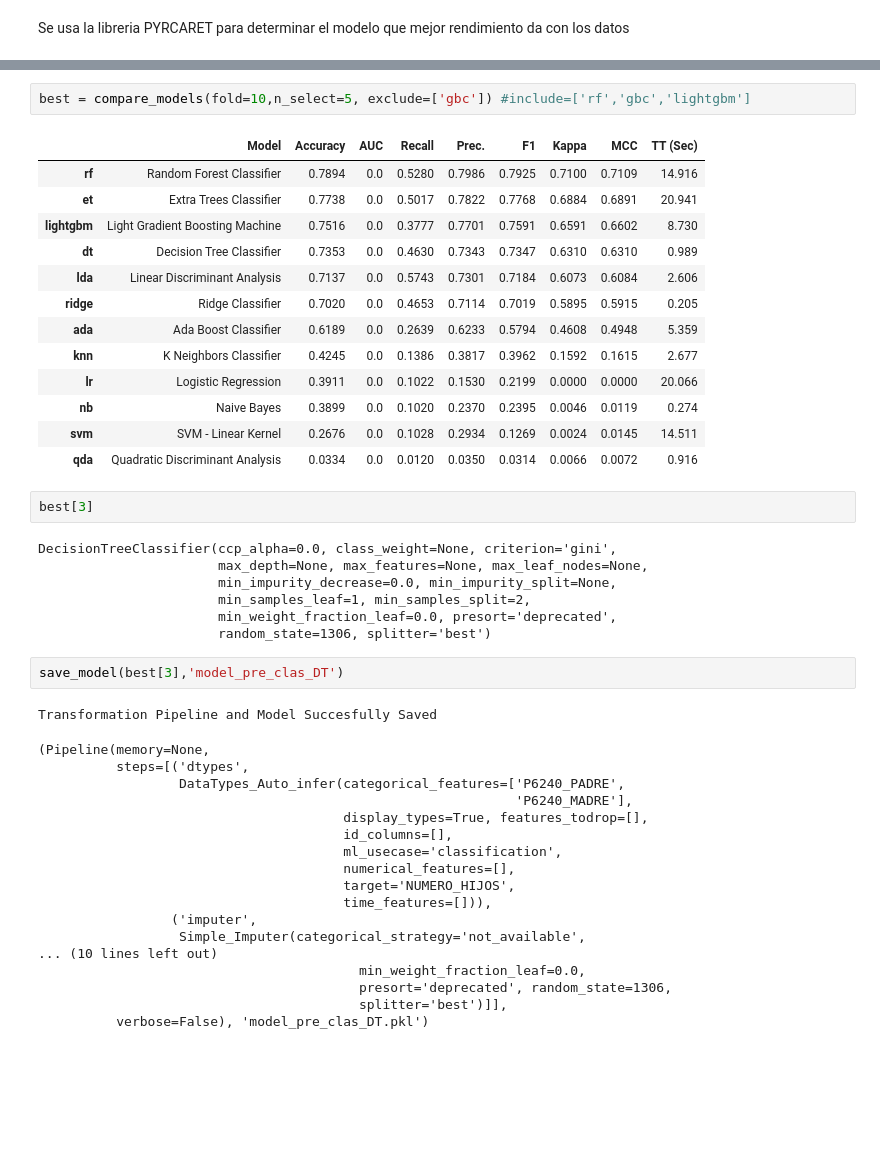
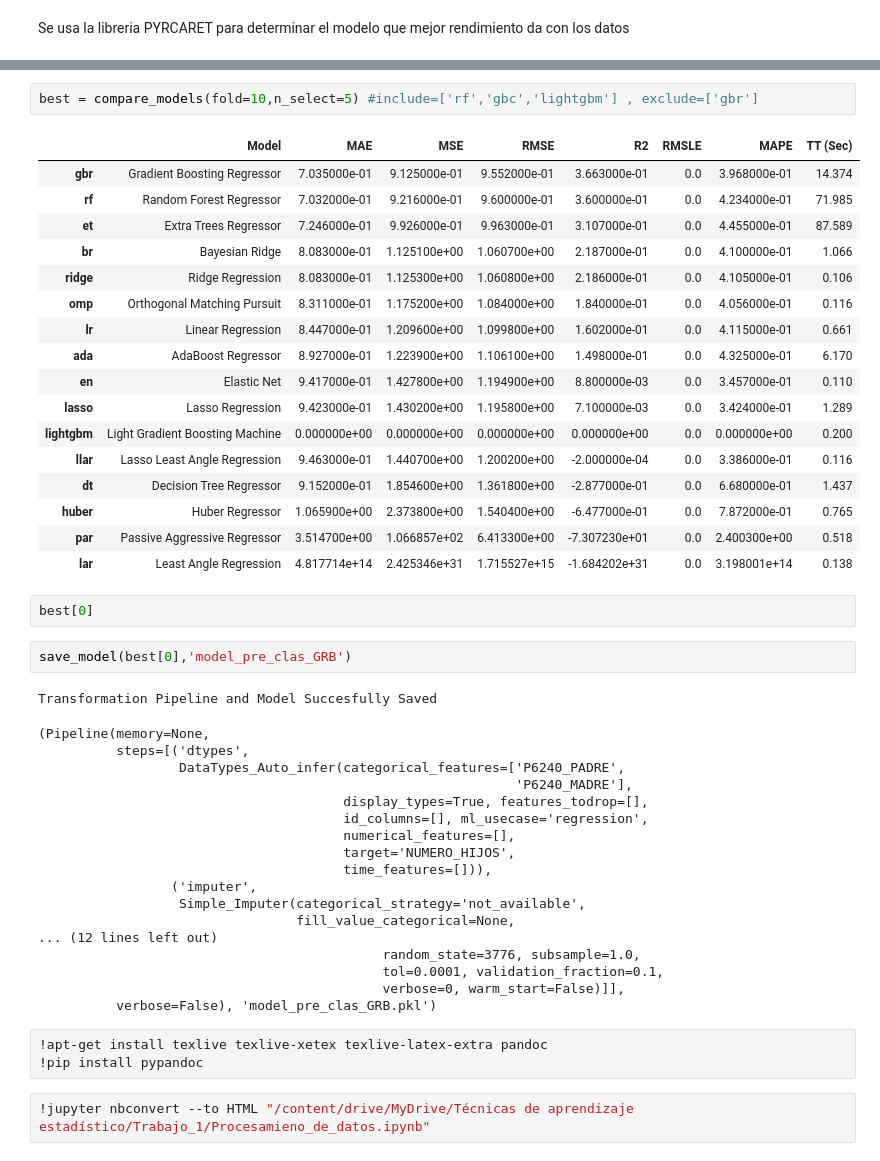
Before and after one commit to sebas0810/TAE-Trabajo1-NumHijos, a Jupyter notebook: Informe/Procesamieno_de_datos.ipynb, the cells around one changed output, grey strips where cells are left out. Drawn from its saved outputs; the diff is of its cells as text; blank space fills up the shorter version.

```diff
--- a/Informe/Procesamieno_de_datos.ipynb
+++ b/Informe/Procesamieno_de_datos.ipynb
@@ -473,30 +510,27 @@ grid = setup(data=ek, target='NUMERO_HIJOS',categorical_features=['P6240_PADRE',
 # %%
-best = compare_models(fold=10,n_select=5, exclude=['gbc']) #include=['rf','gbc','lightgbm']
+best = compare_models(fold=10,n_select=5) #include=['rf','gbc','lightgbm'] , exclude=['gbr']
 # %% [output]
-|  | Model | Accuracy | AUC | Recall | Prec. | F1 | Kappa | MCC | TT (Sec) |
-| rf | Random Forest Classifier | 0.7894 | 0.0 | 0.5280 | 0.7986 | 0.7925 | 0.7100 | 0.7109 | 14.916 |
-| et | Extra Trees Classifier | 0.7738 | 0.0 | 0.5017 | 0.7822 | 0.7768 | 0.6884 | 0.6891 | 20.941 |
-| lightgbm | Light Gradient Boosting Machine | 0.7516 | 0.0 | 0.3777 | 0.7701 | 0.7591 | 0.6591 | 0.6602 | 8.730 |
-| dt | Decision Tree Classifier | 0.7353 | 0.0 | 0.4630 | 0.7343 | 0.7347 | 0.6310 | 0.6310 | 0.989 |
-| lda | Linear Discriminant Analysis | 0.7137 | 0.0 | 0.5743 | 0.7301 | 0.7184 | 0.6073 | 0.6084 | 2.606 |
-| ridge | Ridge Classifier | 0.7020 | 0.0 | 0.4653 | 0.7114 | 0.7019 | 0.5895 | 0.5915 | 0.205 |
-| ada | Ada Boost Classifier | 0.6189 | 0.0 | 0.2639 | 0.6233 | 0.5794 | 0.4608 | 0.4948 | 5.359 |
-| knn | K Neighbors Classifier | 0.4245 | 0.0 | 0.1386 | 0.3817 | 0.3962 | 0.1592 | 0.1615 | 2.677 |
-| lr | Logistic Regression | 0.3911 | 0.0 | 0.1022 | 0.1530 | 0.2199 | 0.0000 | 0.0000 | 20.066 |
-| nb | Naive Bayes | 0.3899 | 0.0 | 0.1020 | 0.2370 | 0.2395 | 0.0046 | 0.0119 | 0.274 |
-| svm | SVM - Linear Kernel | 0.2676 | 0.0 | 0.1028 | 0.2934 | 0.1269 | 0.0024 | 0.0145 | 14.511 |
-| qda | Quadratic Discriminant Analysis | 0.0334 | 0.0 | 0.0120 | 0.0350 | 0.0314 | 0.0066 | 0.0072 | 0.916 |
+|  | Model | MAE | MSE | RMSE | R2 | RMSLE | MAPE | TT (Sec) |
+| gbr | Gradient Boosting Regressor | 7.035000e-01 | 9.125000e-01 | 9.552000e-01 | 3.663000e-01 | 0.0 | 3.968000e-01 | 14.374 |
+| rf | Random Forest Regressor | 7.032000e-01 | 9.216000e-01 | 9.600000e-01 | 3.600000e-01 | 0.0 | 4.234000e-01 | 71.985 |
+| et | Extra Trees Regressor | 7.246000e-01 | 9.926000e-01 | 9.963000e-01 | 3.107000e-01 | 0.0 | 4.455000e-01 | 87.589 |
+| br | Bayesian Ridge | 8.083000e-01 | 1.125100e+00 | 1.060700e+00 | 2.187000e-01 | 0.0 | 4.100000e-01 | 1.066 |
+| ridge | Ridge Regression | 8.083000e-01 | 1.125300e+00 | 1.060800e+00 | 2.186000e-01 | 0.0 | 4.105000e-01 | 0.106 |
+| omp | Orthogonal Matching Pursuit | 8.311000e-01 | 1.175200e+00 | 1.084000e+00 | 1.840000e-01 | 0.0 | 4.056000e-01 | 0.116 |
+| lr | Linear Regression | 8.447000e-01 | 1.209600e+00 | 1.099800e+00 | 1.602000e-01 | 0.0 | 4.115000e-01 | 0.661 |
+| ada | AdaBoost Regressor | 8.927000e-01 | 1.223900e+00 | 1.106100e+00 | 1.498000e-01 | 0.0 | 4.325000e-01 | 6.170 |
+| en | Elastic Net | 9.417000e-01 | 1.427800e+00 | 1.194900e+00 | 8.800000e-03 | 0.0 | 3.457000e-01 | 0.110 |
+| lasso | Lasso Regression | 9.423000e-01 | 1.430200e+00 | 1.195800e+00 | 7.100000e-03 | 0.0 | 3.424000e-01 | 1.289 |
+| lightgbm | Light Gradient Boosting Machine | 0.000000e+00 | 0.000000e+00 | 0.000000e+00 | 0.000000e+00 | 0.0 | 0.000000e+00 | 0.200 |
+| llar | Lasso Least Angle Regression | 9.463000e-01 | 1.440700e+00 | 1.200200e+00 | -2.000000e-04 | 0.0 | 3.386000e-01 | 0.116 |
+| dt | Decision Tree Regressor | 9.152000e-01 | 1.854600e+00 | 1.361800e+00 | -2.877000e-01 | 0.0 | 6.680000e-01 | 1.437 |
+| huber | Huber Regressor | 1.065900e+00 | 2.373800e+00 | 1.540400e+00 | -6.477000e-01 | 0.0 | 7.872000e-01 | 0.765 |
+| par | Passive Aggressive Regressor | 3.514700e+00 | 1.066857e+02 | 6.413300e+00 | -7.307230e+01 | 0.0 | 2.400300e+00 | 0.518 |
+| lar | Least Angle Regression | 4.817714e+14 | 2.425346e+31 | 1.715527e+15 | -1.684202e+31 | 0.0 | 3.198001e+14 | 0.138 |
 # %%
-best[3]
+best[0]
-# %% [output]
-DecisionTreeClassifier(ccp_alpha=0.0, class_weight=None, criterion='gini',
-                       max_depth=None, max_features=None, max_leaf_nodes=None,
-                       min_impurity_decrease=0.0, min_impurity_split=None,
-                       min_samples_leaf=1, min_samples_split=2,
-                       min_weight_fraction_leaf=0.0, presort='deprecated',
-                       random_state=1306, splitter='best')
 # %%
-save_model(best[3],'model_pre_clas_DT')
+save_model(best[0],'model_pre_clas_GRB')
 # %% [output]
 Transformation Pipeline and Model Succesfully Saved
 (Pipeline(memory=None,
@@ -504,15 +538,20 @@ Transformation Pipeline and Model Succesfully Saved
                   DataTypes_Auto_infer(categorical_features=['P6240_PADRE',
                                                              'P6240_MADRE'],
                                        display_types=True, features_todrop=[],
-                                       id_columns=[],
-                                       ml_usecase='classification',
+                                       id_columns=[], ml_usecase='regression',
                                        numerical_features=[],
                                        target='NUMERO_HIJOS',
                                        time_features=[])),
                  ('imputer',
                   Simple_Imputer(categorical_strategy='not_available',
-... (10 lines left out)
-                                         min_weight_fraction_leaf=0.0,
-                                         presort='deprecated', random_state=1306,
-                                         splitter='best')]],
-          verbose=False), 'model_pre_clas_DT.pkl')
+                                 fill_value_categorical=None,
+... (12 lines left out)
+                                            random_state=3776, subsample=1.0,
+                                            tol=0.0001, validation_fraction=0.1,
+                                            verbose=0, warm_start=False)]],
+          verbose=False), 'model_pre_clas_GRB.pkl')
+# %%
+!apt-get install texlive texlive-xetex texlive-latex-extra pandoc
+!pip install pypandoc
+# %%
+!jupyter nbconvert --to HTML "/content/drive/MyDrive/Técnicas de aprendizaje estadístico/Trabajo_1/Procesamieno_de_datos.ipynb"
```
Also changed, not shown: parts of 15 cells of this notebook, 5 other files.
